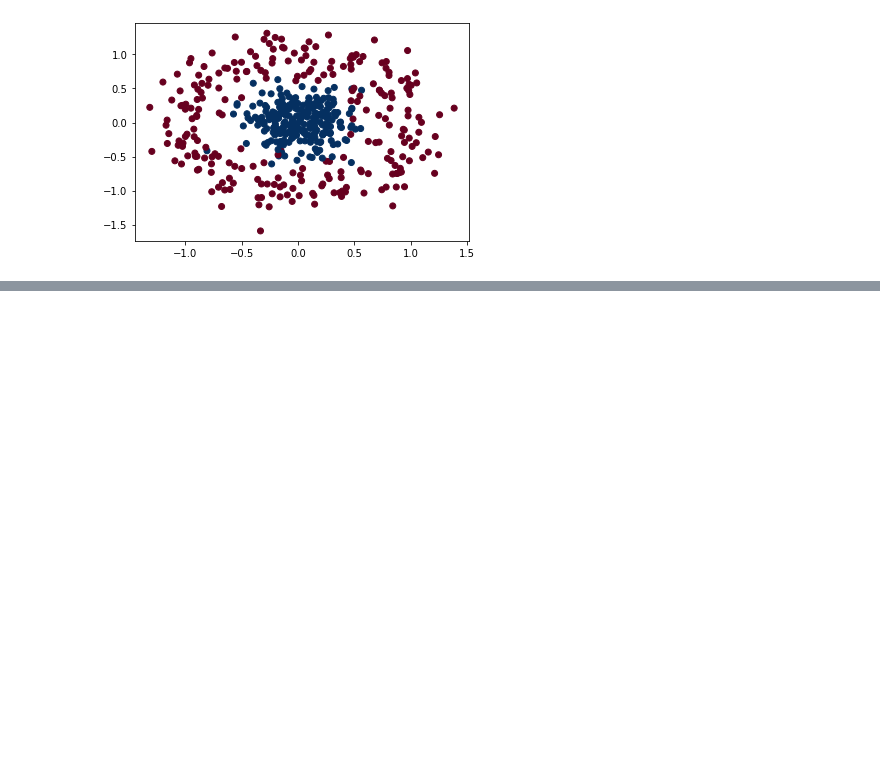
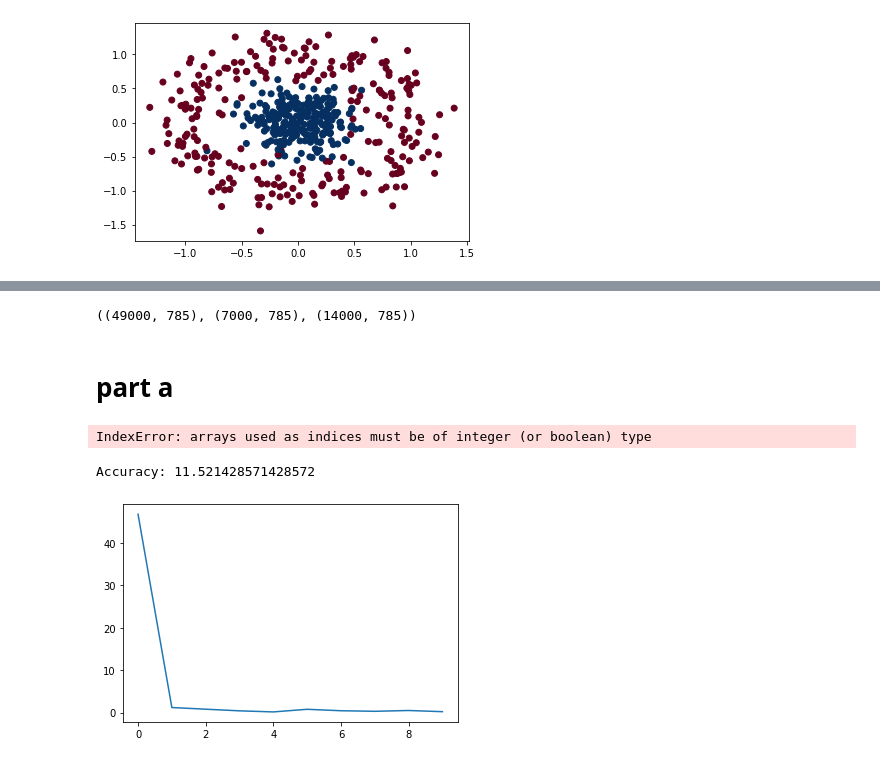
Before and after one commit to PritishWadhwa/ML-Assignments, a Jupyter notebook: Assignment2/q2.ipynb, the cells around one changed output, grey strips where cells are left out. Cells and saved outputs as stored; diff of their text form; code cells hidden in the pictures; blank space fills up the shorter version.

Commit message:
Neural network working

```diff
--- a/Assignment2/q2.ipynb
+++ b/Assignment2/q2.ipynb
@@ -19,0 +89,4 @@ plt.show()
+# %%
+trainData.shape, validData.shape, testData.shape
+# %% [output]
+((49000, 785), (7000, 785), (14000, 785))
@@ -22,17 +102,6 @@ def softmax(x):
     """Compute softmax values for each sets of scores in x."""
     e_x = np.exp(x)
     return e_x / np.sum(e_x, axis=1, keepdims=True)
-
-
-def loss(y_oneHotEncoding, probabilitiesForClasses):
-    return -np.mean(y_oneHotEncoding * np.log(probabilitiesForClasses))
-
-
-def oneHot(y, n_classes):
-    m = y.shape[0]
-    y_oht = np.zeros((m, n_classes))
-    y_oht[np.arange(m), y] = 1
-    return y_oht
 # %%
 class MyNeuralNetwork:
     def __init__(self, N_inputs, N_outputs, N_layers=2, Layer_sizes=[10, 5], activation="sigmoid", learning_rate=0.1, weight_init="random", batch_size=1, num_epochs=200):
@@ -324,0 +419,4 @@ class MyNeuralNetwork:
+# %% [markdown]
+# part a
+# %%
+model = MyNeuralNetwork(N_inputs=784, N_outputs=10, N_layers=1, Layer_sizes=[100], activation="relu", learning_rate=0.08, weight_init="random", num_epochs=10, batch_size=trainX.shape[0])
@@ -324,0 +426,14 @@ class MyNeuralNetwork:
+# %%
+trainX = trainX.values.astype(np.float128)
+trainY = trainY.values.astype(np.float128)
+# %%
+lossObtained = model.fit(trainX, trainY, logs=True)
+# %% [output]
+IndexError: arrays used as indices must be of integer (or boolean) type
+# %%
+print("Accuracy: {}".format(model.score(testX, testY)))
+plt.plot(lossObtained)
+plt.show()
+# %% [output]
+Accuracy: 11.521428571428572
+[figure, added]
```
Also changed, not shown: parts of 33 cells of this notebook, 7 other files.
